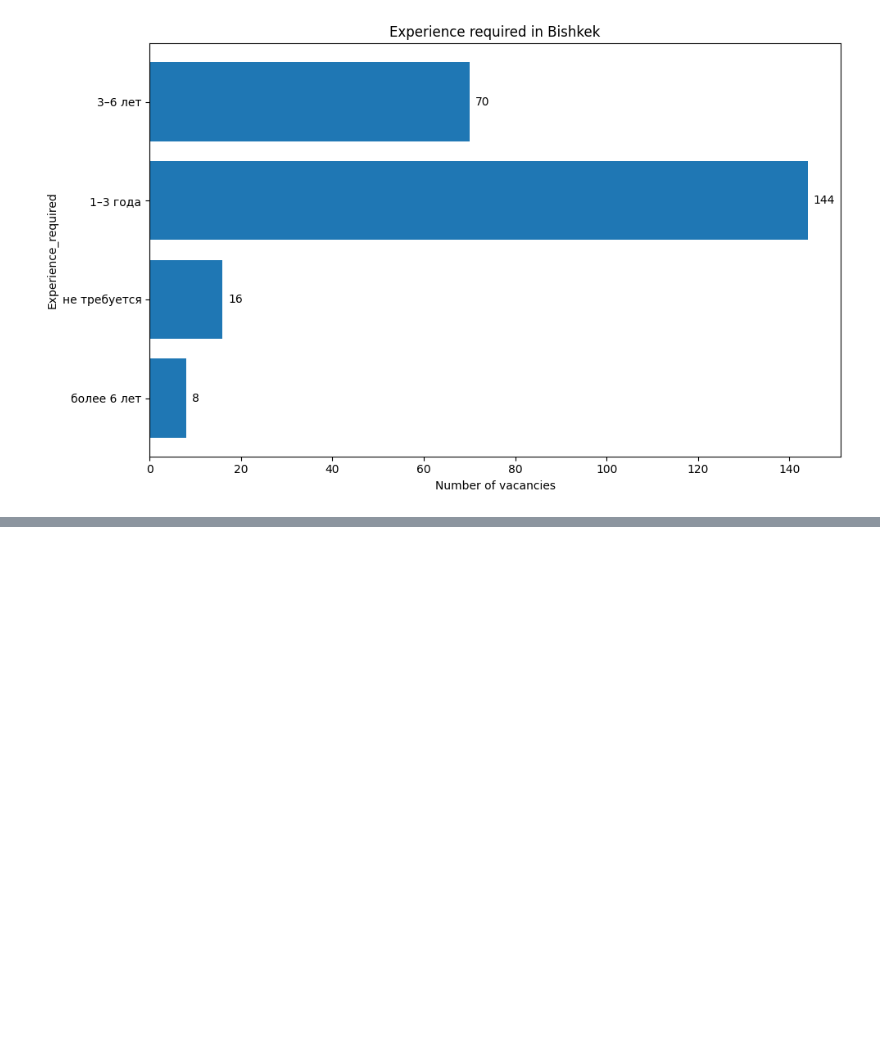
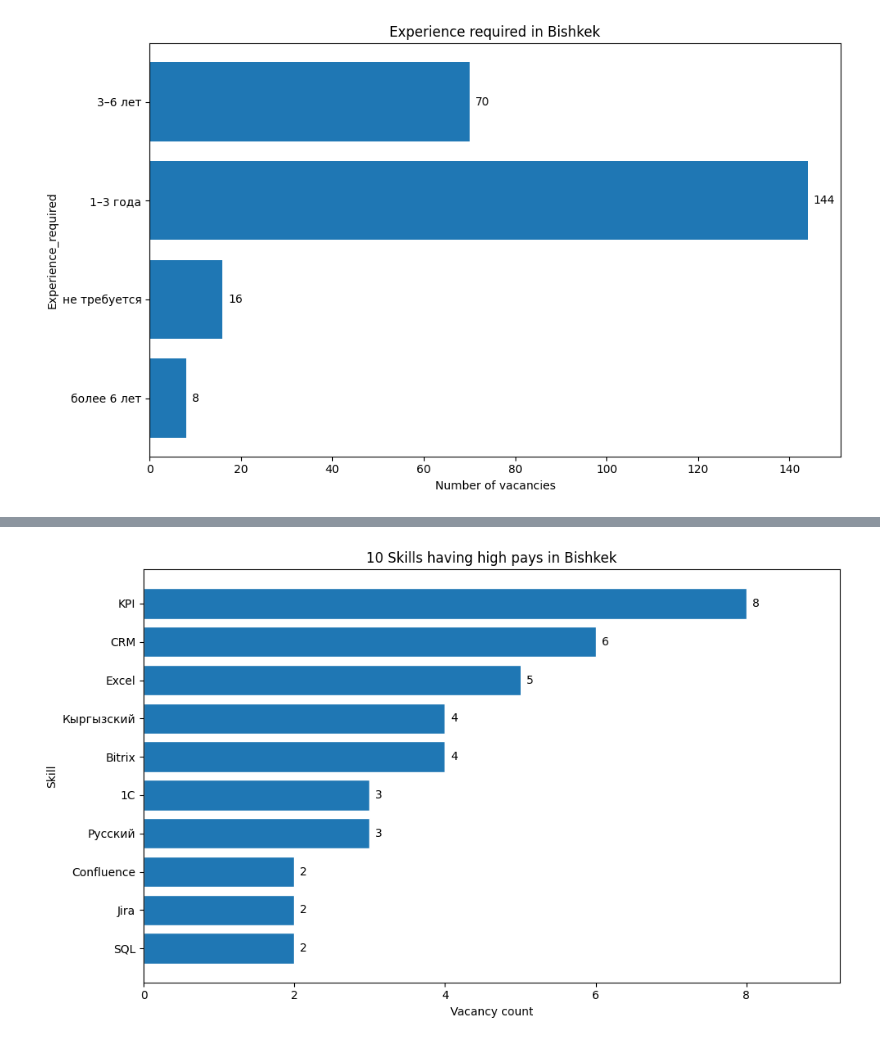
Before and after one commit to MSultanbek/Kyrgyzstan-job-market-analysis, a Jupyter notebook: notebooks/03_eda.ipynb, the cells around one changed output, grey strips where cells are left out. Cells and saved outputs as stored; diff of their text form; code cells hidden in the pictures; blank space fills up the shorter version.

```diff
--- a/notebooks/03_eda.ipynb
+++ b/notebooks/03_eda.ipynb
@@ -171,0 +172,38 @@ plt.show()
+# %%
+matplotlib.rcParams['font.family'] = 'DejaVu Sans'
+
+high_pay_skills_query = """
+SELECT s.skill_name as skill_name, COUNT(*) as high_pay_count
+FROM vacancy_skills vs
+JOIN skills s ON vs.skill_id = s.id
+JOIN vacancies v ON vs.vacancy_id = v.id
+WHERE v.salary_from > 60000
+  AND v.currency = 'сом'
+GROUP BY s.skill_name
+ORDER BY high_pay_count DESC
+limit 10"""
+
+high_pay_skills_df = pd.read_sql(high_pay_skills_query, engine)
+
+
+
+fig, ax = plt.subplots(figsize=(10, 6))
+
+y_data = high_pay_skills_df['skill_name'][::-1]
+x_data = high_pay_skills_df['high_pay_count'][::-1]
+
+bars = ax.barh(y_data, x_data, color='#1f77b4', edgecolor='white')
+ax.bar_label(bars, padding=5, fmt=lambda x: f'{int(x):,}'.replace(',', ' '))
+
+ax.xaxis.set_major_formatter(ticker.FuncFormatter(lambda x, pos: f'{int(x):,}'.replace(',', ' ')))
+
+ax.set_xlabel('Vacancy count')
+ax.set_ylabel('Skill')
+ax.set_title("10 Skills having high pays in Bishkek")
+ax.set_xlim(right=ax.get_xlim()[1] * 1.1)
+
+plt.tight_layout()
+plt.savefig('../visuals/05_high_pay_skills.png', dpi=150)
+plt.show()
+# %% [output]
+[figure, added]
```
Also changed, not shown: parts of 2 cells of this notebook.
